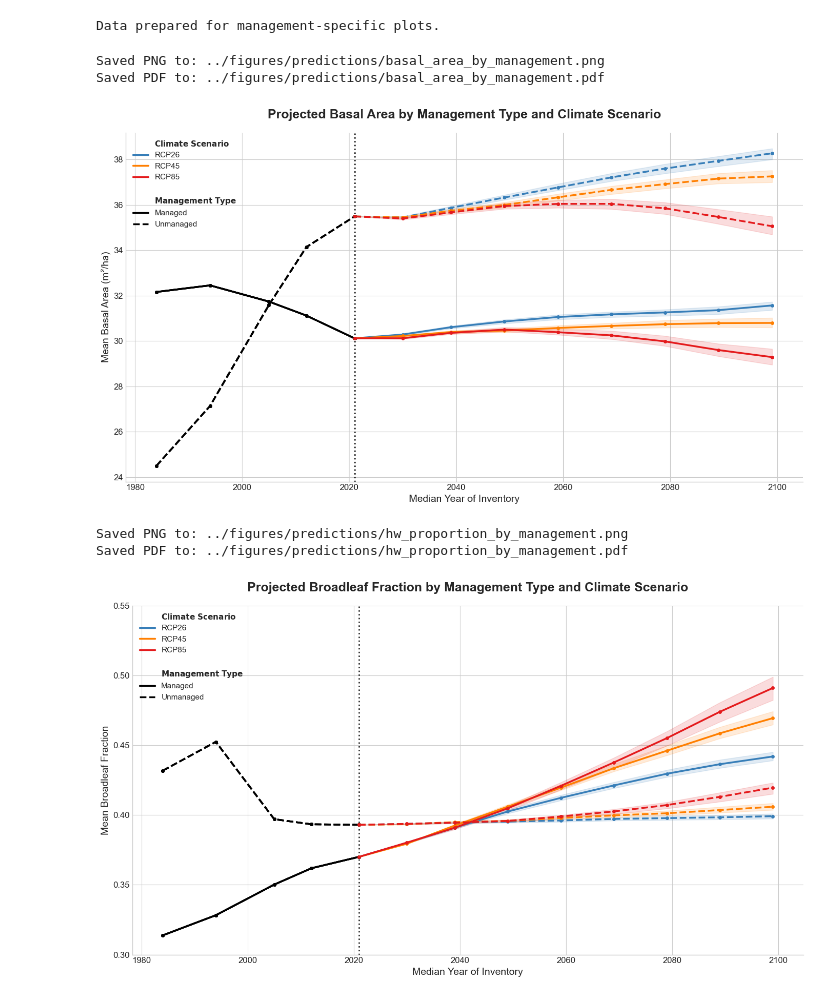
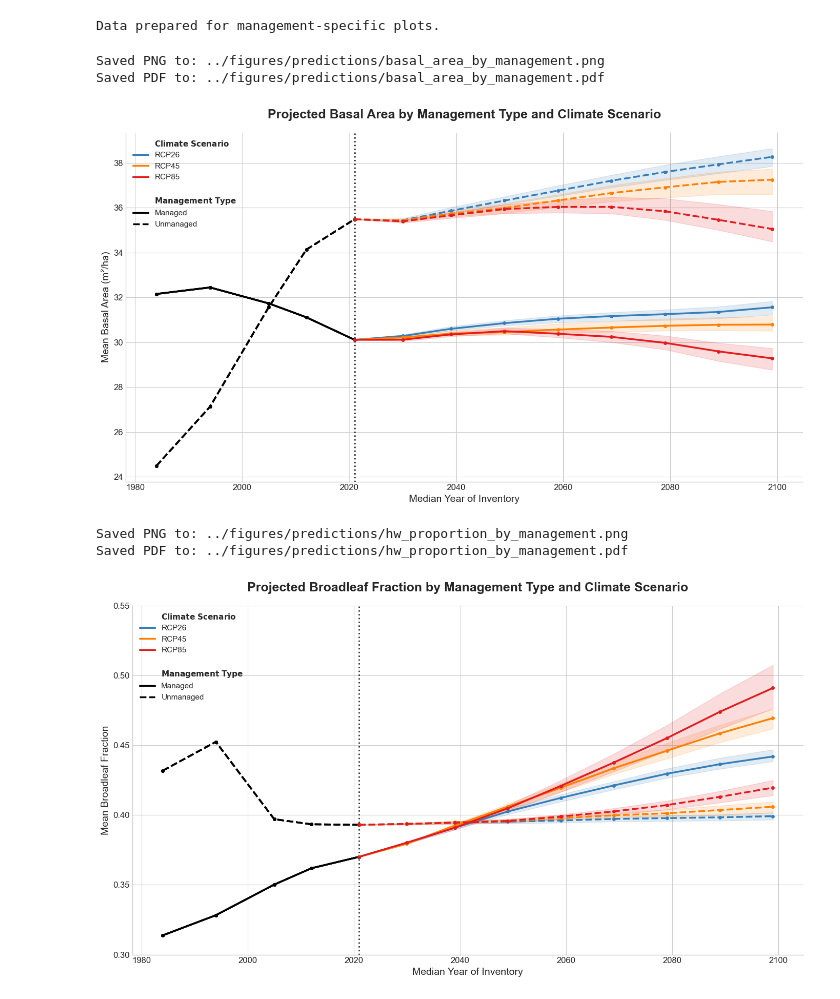
Before and after one commit to drdrddrd/BABF-forecasting-bsc-thesis, a Jupyter notebook: notebooks/prediction_plots.ipynb, the cells around one changed output. Cells and saved outputs as stored; diff of their text form; code cells hidden in the pictures.

```diff
--- a/notebooks/prediction_plots.ipynb
+++ b/notebooks/prediction_plots.ipynb
@@ -73,6 +76,8 @@ Master DataFrame created successfully.
 Shape: (15516900, 36)
 # %%
 # --- Prepare Data for Management Type Plots ---
+
+# Create a mapping from inventory number (INVNR) to the median year for use as the x-axis.
 year_map = (
     master_df.groupby('INVNR', as_index=False)['INVYR']
     .median()
@@ -93,14 +98,14 @@ mean_per_invnr_df_mgmt = df_mgmt.groupby(['rcp', 'INVNR', 'seed', 'management_ty
 # Calculate final statistics across all seeds
 plot_stats_df_mgmt = mean_per_invnr_df_mgmt.groupby(['rcp', 'INVNR', 'management_type']).agg(
     final_mean_BASFPH=('mean_BASFPH', 'mean'),
-    q05_BASFPH=('mean_BASFPH', lambda s: s.quantile(0.05, interpolation='linear')),
-    q95_BASFPH=('mean_BASFPH',  lambda s: s.quantile(0.95, interpolation='linear')),
+    min_BASFPH=('mean_BASFPH', 'min'),
+    max_BASFPH=('mean_BASFPH', 'max'),
     final_mean_HWSW_prop=('mean_HWSW_prop', 'mean'),
-    q05_HWSW_prop=('mean_HWSW_prop', lambda s: s.quantile(0.05, interpolation='linear')),
-    q95_HWSW_prop=('mean_HWSW_prop', lambda s: s.quantile(0.95, interpolation='linear'))
+    min_HWSW_prop=('mean_HWSW_prop', 'min'),
+    max_HWSW_prop=('mean_HWSW_prop', 'max')
 ).reset_index()
 
-
+# Merge the aggregated statistics
 plot_data_management = (
     plot_stats_df_mgmt.merge(year_map, on='INVNR', how='left')
     .rename(columns={'median_year_per_INVNR':'mean_year'})
@@ -114,7 +119,7 @@ print("Data prepared for management-specific plots.")
 # %% [output]
 Data prepared for management-specific plots.
 # %%
-# --- Reusable Plotting Function with Unified Custom Legend ---
+# --- Reusable Plotting Function (by Management)---
 
 def create_plot_by_management(
     data, x_col, y_mean_col, y_min_col, y_max_col,
@@ -154,7 +159,7 @@ def create_plot_by_management(
                     color=color, alpha=0.15, zorder=5
                 )
 
-    # --- Create Custom, Unified Legend ---
+    # Create custom legend
     legend_handles = []
     legend_labels = []
     legend_handles.append(Line2D([0], [0], color='none'))
@@ -189,36 +194,36 @@ def create_plot_by_management(
     png_path = output_filename.with_suffix('.png')
     plt.savefig(
         png_path, dpi=300, bbox_inches='tight')
     print(f"Saved PNG to: {png_path}")
     pdf_path = output_filename.with_suffix('.pdf')
     plt.savefig(pdf_path, bbox_inches='tight')
     print(f"Saved PDF to: {pdf_path}")
     plt.show()
 
 # --- Generate and Save the Overall Management Plots ---
 
 create_plot_by_management(
     data=plot_data_management, x_col='mean_year', y_mean_col='final_mean_BASFPH',
-    y_min_col='q05_BASFPH', y_max_col='q95_BASFPH',
+    y_min_col='min_BASFPH', y_max_col='max_BASFPH',
     y_label='Mean Basal Area (m²/ha)',
     title='Projected Basal Area by Management Type and Climate Scenario',
     output_filename=output_dir / 'basal_area_by_management',
     color_palette=COLOR_PALETTE, linestyle_map=LINESTYLE_MAP,
     prediction_start_year=prediction_start_year
 )
 create_plot_by_management(
     data=plot_data_management, x_col='mean_year', y_mean_col='final_mean_HWSW_prop',
-    y_min_col='q05_HWSW_prop', y_max_col='q95_HWSW_prop',
+    y_min_col='min_HWSW_prop', y_max_col='max_HWSW_prop',
     y_label='Mean Broadleaf Fraction',
     title='Projected Broadleaf Fraction by Management Type and Climate Scenario',
     output_filename=output_dir / 'hw_proportion_by_management',
     color_palette=COLOR_PALETTE, linestyle_map=LINESTYLE_MAP,
     prediction_start_year=prediction_start_year, ylim=(0.3, 0.55)
 )
 # %% [output]
 Saved PNG to: ../figures/predictions/basal_area_by_management.png
 Saved PDF to: ../figures/predictions/basal_area_by_management.pdf
-[figure, old version]
+[figure, new version]
 Saved PNG to: ../figures/predictions/hw_proportion_by_management.png
 Saved PDF to: ../figures/predictions/hw_proportion_by_management.pdf
 [figure]
```
Also changed, not shown: parts of 4 cells of this notebook, 9 other files.
